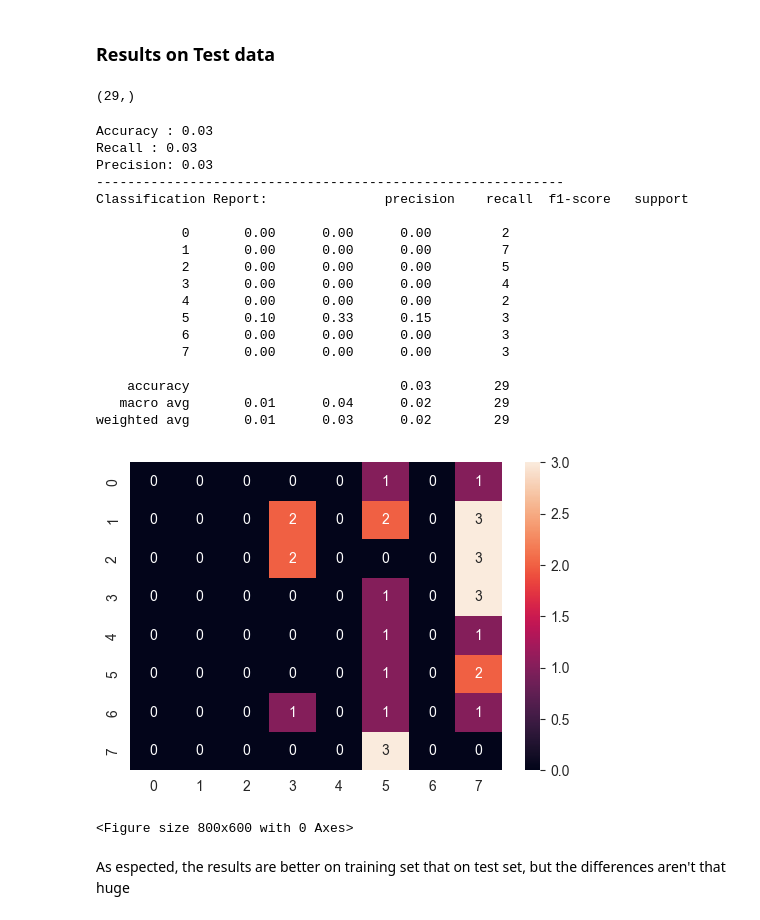
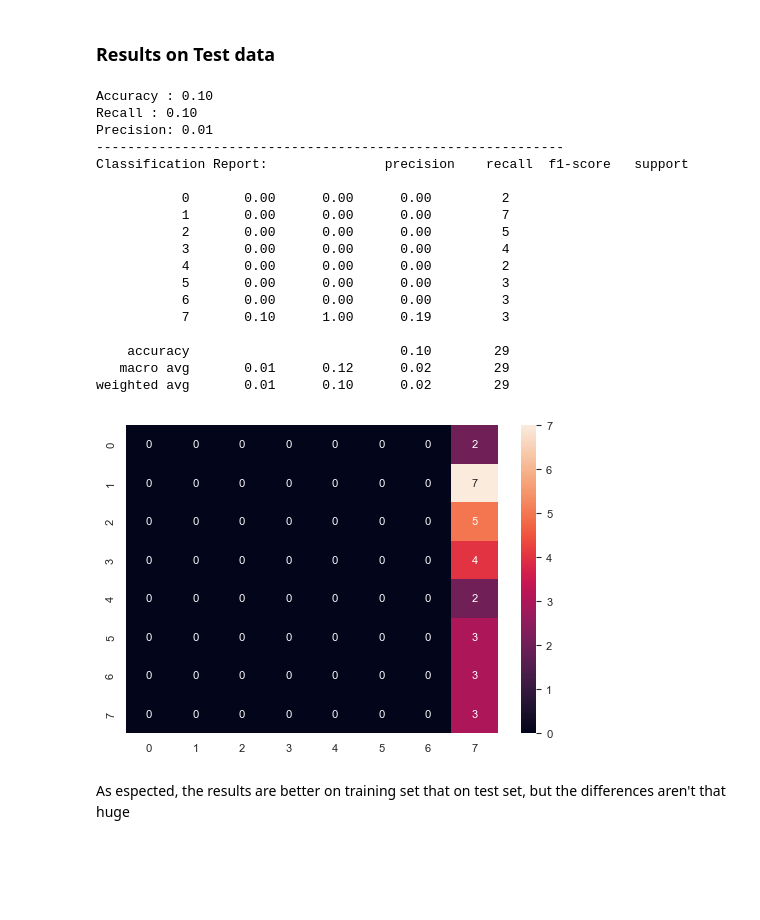
Before and after one commit to e-Itohan/students_evaluation, a Jupyter notebook: students_notebook.ipynb, the cells around one changed output. Saved outputs shown, nothing was run; the diff lists cells and outputs as text; code cells hidden in the pictures; blank space fills up the shorter version.

```diff
--- a/students_notebook.ipynb
+++ b/students_notebook.ipynb
@@ -308 +594,5 @@ Shape of y: (145,)
+# %%
+X = df[['transp', 'impact', 'mo_occ', 'p_stus', 'salary', 'prep_stus',
+       'partner', 'age', 'cum_s', 'gender']]
+y = df['grade']
 # %%
@@ -441,7 +727,7 @@ X_train, X_test, y_train, y_test = train_test_split(X, y, test_size=0.2, stratif
 # %%
 from imblearn.over_sampling import SMOTE, ADASYN
 from sklearn.datasets import make_classification
-X_train, y_train = make_classification(n_samples=5000, n_features=31,
+X_train, y_train = make_classification(n_samples=5000, n_features=10,
                            n_classes=8, n_informative=4,
                            #n_clusters_per_class=1,
                            #weights=[0.01, 0.05, 0.94],
@@ -468,8 +754,8 @@ y_test shape: (29,)
 # %%
 # Create a logistic regression model
 
-#baseline_lr = LogisticRegression(max_iter=800, multi_class='multinomial', solver='lbfgs', random_state=RSEED)
-baseline_lr = LogisticRegression(max_iter=800, multi_class='ovr', random_state=RSEED)
+baseline_lr = LogisticRegression(max_iter=1000, multi_class='multinomial', solver='lbfgs', penalty='l2', C=2, random_state=RSEED)
+#baseline_lr = LogisticRegression(max_iter=800, multi_class='ovr', random_state=RSEED)
 # %%
 # Train the model
 baseline_lr.fit(X_train, y_train)
@@ -490,14 +775,14 @@ y_prob = baseline_lr.predict_proba(X_test)[:, 1]
 ### Results on Training data
 # %%
 print('Accuracy : {:.2f}'.format(accuracy_score(y_train, y_train_pred, normalize=True)))
-print('Recall : {:.2f}'.format(recall_score(y_train, y_train_pred, average='macro')))
-print("Precision: {:.2f}".format(precision_score(y_train, y_train_pred, average='macro')))
-#print("ROC: {:.2f}".format(roc_auc_score(y_train, train_rf_probs, multi_class='ovr')))
+print('Recall : {:.2f}'.format(recall_score(y_train, y_train_pred, average='weighted')))
+print("Precision: {:.2f}".format(precision_score(y_train, y_train_pred, average='weighted')))
 print('------'*10)
 print(f'Classification Report: {classification_report(y_train, y_train_pred)}')
 
 # Plotting the confusion matrix
 sns.heatmap(confusion_matrix(y_train, y_train_pred), annot=True, fmt = 'd')
+plt.rcParams['font.size'] = 8
 
 plt.show()
 # %% [output]
@@ -523,46 +808,39 @@ weighted avg       0.57      0.57      0.57      5048
 # %% [markdown]
 ### Results on Test data
-# %%
-y_pred.shape
-# %% [output]
-(29,)
 # %%
 #
 # Printing results
 print('Accuracy : {:.2f}'.format(accuracy_score(y_test, y_pred, normalize=True)))
-print('Recall : {:.2f}'.format(recall_score(y_test, y_pred, average='micro')))
-print("Precision: {:.2f}".format(precision_score(y_test, y_pred, average='micro')))
-
-#print("ROC: {:.2f}".format(roc_auc_score(y_test, y_prob)))
+print('Recall : {:.2f}'.format(recall_score(y_test, y_pred, average='weighted')))
+print("Precision: {:.2f}".format(precision_score(y_test, y_pred, average='weighted')))
 print('------'*10)
 print(f'Classification Report: {classification_report(y_test, y_pred)}')
 
 # Plotting the confusion matrix
 sns.heatmap(confusion_matrix(y_test, y_pred), annot=True, fmt = 'd')
+plt.rcParams['font.size'] = 8
 
-plt.figure(figsize = (8, 6))
-plt.rcParams['font.size'] = 16
+plt.show()
 # %% [output]
-Accuracy : 0.03
-Recall : 0.03
-Precision: 0.03
+Accuracy : 0.10
+Recall : 0.10
+Precision: 0.01
 ------------------------------------------------------------
 Classification Report:               precision    recall  f1-score   support
 
            0       0.00      0.00      0.00         2
            1       0.00      0.00      0.00         7
            2       0.00      0.00      0.00         5
            3       0.00      0.00      0.00         4
            4       0.00      0.00      0.00         2
-           5       0.10      0.33      0.15         3
+           5       0.00      0.00      0.00         3
            6       0.00      0.00      0.00         3
-           7       0.00      0.00      0.00         3
+           7       0.10      1.00      0.19         3
 
-    accuracy                           0.03        29
-   macro avg       0.01      0.04      0.02        29
-weighted avg       0.01      0.03      0.02        29
+    accuracy                           0.10        29
+   macro avg       0.01      0.12      0.02        29
+weighted avg       0.01      0.10      0.02        29
-[figure, old version]
+[figure, new version]
-<Figure size 800x600 with 0 Axes>
 # %% [markdown]
 As espected, the results are better on training set that on test set, but the differences aren't that huge
 # %% [markdown]
```
Also changed, not shown: parts of 79 cells of this notebook.
